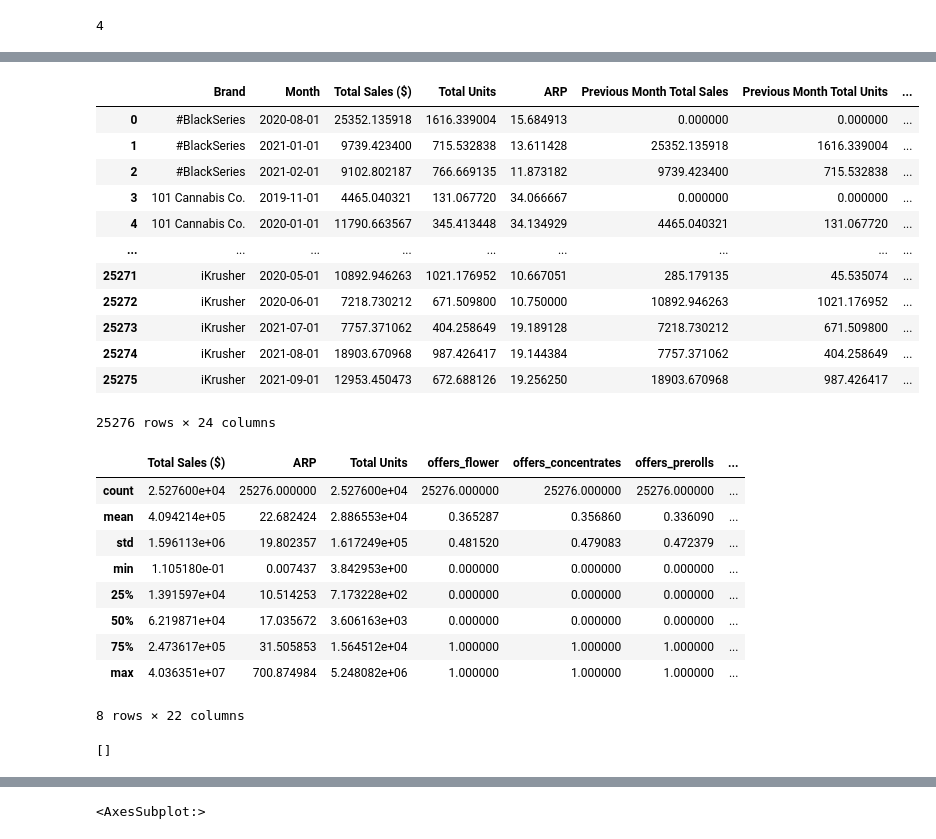
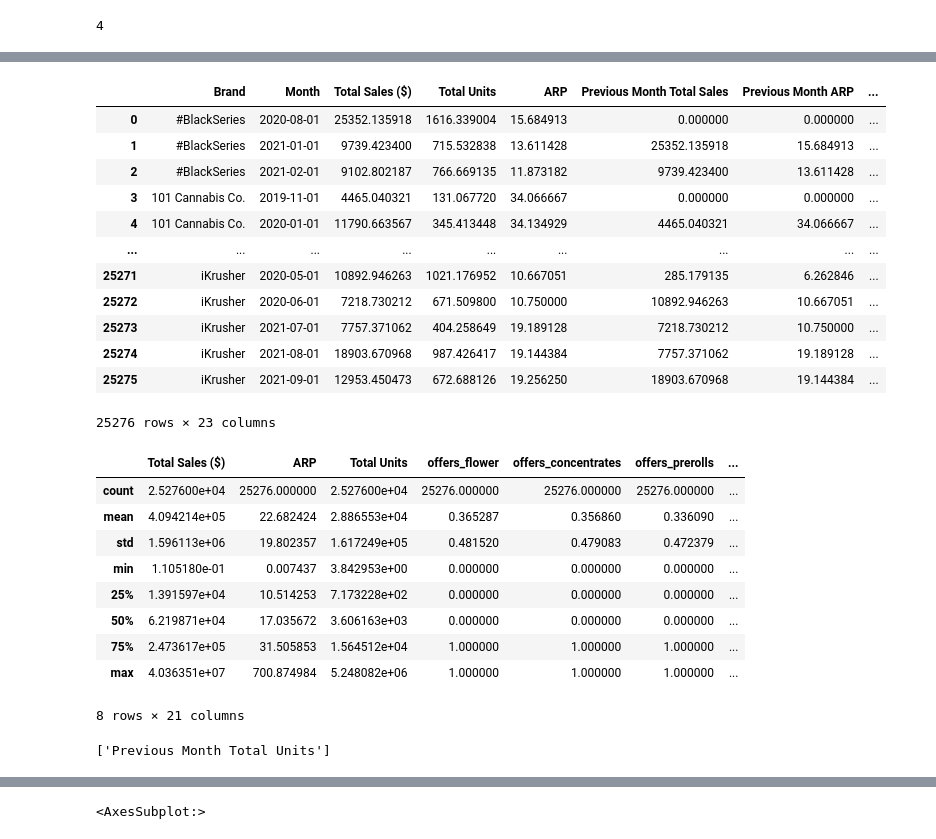
Before and after one commit to akarapetian/cs148-project3, a Jupyter notebook: proj3.ipynb, the cells around one changed output, grey strips where cells are left out. Cells and saved outputs as stored; diff of their text form; code cells hidden in the pictures.

```diff
--- a/proj3.ipynb
+++ b/proj3.ipynb
@@ -644,9 +649,7 @@ df.head(20)
 df_sorted = df.sort_values(["Brand", "Month"]).reset_index(drop=True)
 # %%
 # THINK IT BROKE HERE
-df_sorted.loc[:, "Previous Month Total Units"] = df_sorted.loc[:, "Total Units"].shift(1)
-
-
+# df_sorted.loc[:, "Previous Month Total Units"] = df_sorted.loc[:, "Total Units"].shift(1)
 df_sorted
 # %% [output]
 |  | Brand | Month | Total Sales ($) | ARP | Total Units | offers_flower | offers_concentrates | ... |
@@ -760,7 +740,7 @@ for index, row in df_cleaned.iterrows():
     if b != row['Brand']:
         #first month of brand's existence
         #set prev month values to 0
-        df_cleaned.at[index,'Previous Month Total Units'] = 0
+#         df_cleaned.at[index,'Previous Month Total Units'] = 0
         df_cleaned.at[index,'Previous Month Total Sales'] = 0
         df_cleaned.at[index,'Previous Month ARP'] = 0
     b = row['Brand']
@@ -775,22 +755,22 @@ df_sorted = df_cleaned
 #the data captures the 3 month averages in its current state, we will just need to compute it if /  when we need it
 # %%
 #Reorder columns
-cols = ['Brand', 'Month', 'Total Sales ($)', 'Total Units', 'ARP', 'Previous Month Total Sales', 'Previous Month Total Units', 'Previous Month ARP',"date_first_on_market", "time_in_market", 'num_products', 'num_product_types', 'offers_flower', 'offers_concentrates', 'offers_prerolls', 'offers_topicals', 'offers_edibles', 'offers_sublinguals', 'offers_other_cannabis', 'offers_accessories', 'offers_noninfused_food', 'offers_apparel', 'offers_grow_supplies', 'offers_shake']
+cols = ['Brand', 'Month', 'Total Sales ($)', 'Total Units', 'ARP', 'Previous Month Total Sales', 'Previous Month ARP',"date_first_on_market", "time_in_market", 'num_products', 'num_product_types', 'offers_flower', 'offers_concentrates', 'offers_prerolls', 'offers_topicals', 'offers_edibles', 'offers_sublinguals', 'offers_other_cannabis', 'offers_accessories', 'offers_noninfused_food', 'offers_apparel', 'offers_grow_supplies', 'offers_shake']
 df_sorted.reindex(columns=cols)
 # %% [output]
-|  | Brand | Month | Total Sales ($) | Total Units | ARP | Previous Month Total Sales | Previous Month Total Units | ... |
+|  | Brand | Month | Total Sales ($) | Total Units | ARP | Previous Month Total Sales | Previous Month ARP | ... |
 | 0 | #BlackSeries | 2020-08-01 | 25352.135918 | 1616.339004 | 15.684913 | 0.000000 | 0.000000 | ... |
-| 1 | #BlackSeries | 2021-01-01 | 9739.423400 | 715.532838 | 13.611428 | 25352.135918 | 1616.339004 | ... |
-| 2 | #BlackSeries | 2021-02-01 | 9102.802187 | 766.669135 | 11.873182 | 9739.423400 | 715.532838 | ... |
+| 1 | #BlackSeries | 2021-01-01 | 9739.423400 | 715.532838 | 13.611428 | 25352.135918 | 15.684913 | ... |
+| 2 | #BlackSeries | 2021-02-01 | 9102.802187 | 766.669135 | 11.873182 | 9739.423400 | 13.611428 | ... |
 | 3 | 101 Cannabis Co. | 2019-11-01 | 4465.040321 | 131.067720 | 34.066667 | 0.000000 | 0.000000 | ... |
-| 4 | 101 Cannabis Co. | 2020-01-01 | 11790.663567 | 345.413448 | 34.134929 | 4465.040321 | 131.067720 | ... |
+| 4 | 101 Cannabis Co. | 2020-01-01 | 11790.663567 | 345.413448 | 34.134929 | 4465.040321 | 34.066667 | ... |
 | ... | ... | ... | ... | ... | ... | ... | ... | ... |
-| 25271 | iKrusher | 2020-05-01 | 10892.946263 | 1021.176952 | 10.667051 | 285.179135 | 45.535074 | ... |
-| 25272 | iKrusher | 2020-06-01 | 7218.730212 | 671.509800 | 10.750000 | 10892.946263 | 1021.176952 | ... |
-| 25273 | iKrusher | 2021-07-01 | 7757.371062 | 404.258649 | 19.189128 | 7218.730212 | 671.509800 | ... |
-| 25274 | iKrusher | 2021-08-01 | 18903.670968 | 987.426417 | 19.144384 | 7757.371062 | 404.258649 | ... |
-| 25275 | iKrusher | 2021-09-01 | 12953.450473 | 672.688126 | 19.256250 | 18903.670968 | 987.426417 | ... |
+| 25271 | iKrusher | 2020-05-01 | 10892.946263 | 1021.176952 | 10.667051 | 285.179135 | 6.262846 | ... |
+| 25272 | iKrusher | 2020-06-01 | 7218.730212 | 671.509800 | 10.750000 | 10892.946263 | 10.667051 | ... |
+| 25273 | iKrusher | 2021-07-01 | 7757.371062 | 404.258649 | 19.189128 | 7218.730212 | 10.750000 | ... |
+| 25274 | iKrusher | 2021-08-01 | 18903.670968 | 987.426417 | 19.144384 | 7757.371062 | 19.189128 | ... |
+| 25275 | iKrusher | 2021-09-01 | 12953.450473 | 672.688126 | 19.256250 | 18903.670968 | 19.144384 | ... |
-25276 rows × 24 columns
+25276 rows × 23 columns
 # %%
 #JC: do you know why iKrusher is at the bottom? shouldnt we have zuma?
 # %%
@@ -807,12 +787,12 @@ df.describe()
 | 50% | 6.219871e+04 | 17.035672 | 3.606163e+03 | 0.000000 | 0.000000 | 0.000000 | ... |
 | 75% | 2.473617e+05 | 31.505853 | 1.564512e+04 | 1.000000 | 1.000000 | 1.000000 | ... |
 | max | 4.036351e+07 | 700.874984 | 5.248082e+06 | 1.000000 | 1.000000 | 1.000000 | ... |
-8 rows × 22 columns
+8 rows × 21 columns
 # %%
 #check for any null values
 df.columns[df.isna().any()].tolist()
 # %% [output]
-[]
+['Previous Month Total Units']
 # %%
 df.hist(bins=50, figsize=(20,15))
 plt.show()
```
Also changed, not shown: parts of 57 cells of this notebook.
